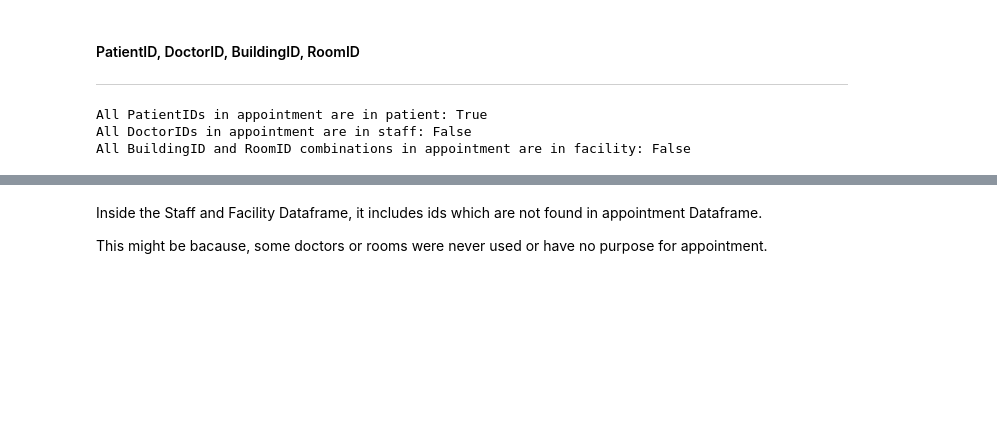
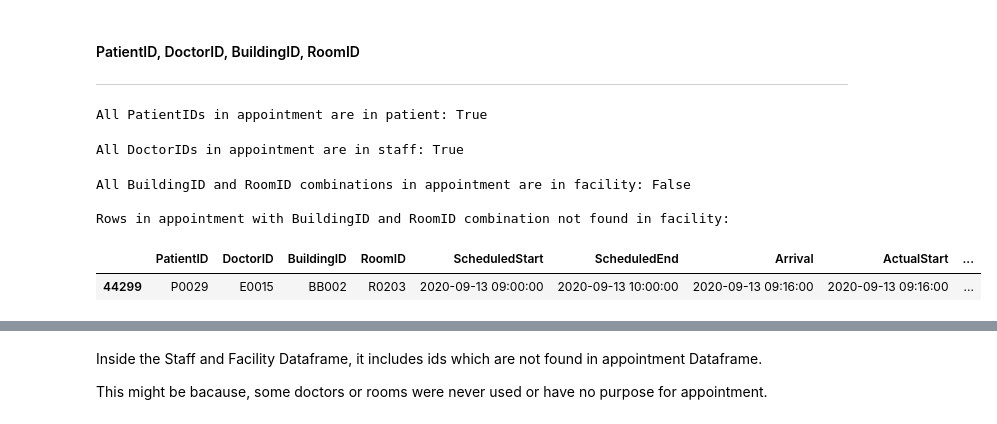
Before and after one commit to ATLAS097/Data-Engineering-CA2, a Jupyter notebook: data_cleaning.ipynb, the cells around one changed output, grey strips where cells are left out. Drawn from its saved outputs; the diff is of its cells as text; code cells hidden in the pictures; blank space fills up the shorter version.

```diff
--- a/data_cleaning.ipynb
+++ b/data_cleaning.ipynb
@@ -179,27 +185,46 @@ memory usage: 9.9+ MB
 # %% [markdown]
 #### PatientID, DoctorID, BuildingID, RoomID
 ---
+# %%
+# Check if PatientID in appointment exists in patient
+patient_id_check = appointment['PatientID'].isin(patient['PatientID'])
+print(f"All PatientIDs in appointment are in patient: {patient_id_check.all()}")
+if not patient_id_check.all():
+    print("\nRows in appointment with PatientID not found in patient:")
+    display(appointment[~patient_id_check])
+# %% [output]
+All PatientIDs in appointment are in patient: True
+# %%
+# Check if DoctorID in appointment exists in staff
+doctor_id_check = appointment['DoctorID'].isin(staff['DoctorID'])
+print(f"All DoctorIDs in appointment are in staff: {doctor_id_check.all()}")
+if not doctor_id_check.all():
+    print("\nRows in appointment with DoctorID not found in staff:")
+    display(appointment[~doctor_id_check])
+    # Add this line to show the unique missing DoctorIDs
+    missing_doctor_ids = appointment[~doctor_id_check]['DoctorID'].unique()
+    print("\nUnique DoctorIDs not found in staff:")
+    print(missing_doctor_ids)
+# %% [output]
+All DoctorIDs in appointment are in staff: True
 # %%
-# Check if PatientID in appointment exists in patient
-patient_id_check = appointment['PatientID'].isin(patient['PatientID']).all()
-print(f"All PatientIDs in appointment are in patient: {patient_id_check}")
-
-# Check if DoctorID in appointment exists in staff
-doctor_id_check = appointment['DoctorID'].isin(staff['DoctorID']).all()
-print(f"All DoctorIDs in appointment are in staff: {doctor_id_check}")
-
 # Create a combined key for appointment and facility dataframes
 appointment['BuildingRoom'] = appointment['BuildingID'] + appointment['RoomID']
 facility['BuildingRoom'] = facility['BuldingID'] + facility['RoomID'] # facility column 1 is BuildingID, column 3 is RoomID
 
 # Check if the combined BuildingID and RoomID from appointment exist in facility
-building_room_check = appointment['BuildingRoom'].isin(facility['BuildingRoom']).all()
-print(f"All BuildingID and RoomID combinations in appointment are in facility: {building_room_check}")
+building_room_check = appointment['BuildingRoom'].isin(facility['BuildingRoom'])
+print(f"All BuildingID and RoomID combinations in appointment are in facility: {building_room_check.all()}")
+if not building_room_check.all():
+    print("\nRows in appointment with BuildingID and RoomID combination not found in facility:")
+    display(appointment[~building_room_check])
 
 # Drop the temporary combined columns
 appointment = appointment.drop(columns=['BuildingRoom'])
 facility = facility.drop(columns=['BuildingRoom'])
 # %% [output]
-All PatientIDs in appointment are in patient: True
-All DoctorIDs in appointment are in staff: False
 All BuildingID and RoomID combinations in appointment are in facility: False
+
+Rows in appointment with BuildingID and RoomID combination not found in facility:
+|  | PatientID | DoctorID | BuildingID | RoomID | ScheduledStart | ScheduledEnd | Arrival | ActualStart | ... |
+| 44299 | P0029 | E0015 | BB002 | R0203 | 2020-09-13 09:00:00 | 2020-09-13 10:00:00 | 2020-09-13 09:16:00 | 2020-09-13 09:16:00 | ... |
```
Also changed, not shown: parts of 11 cells of this notebook.
